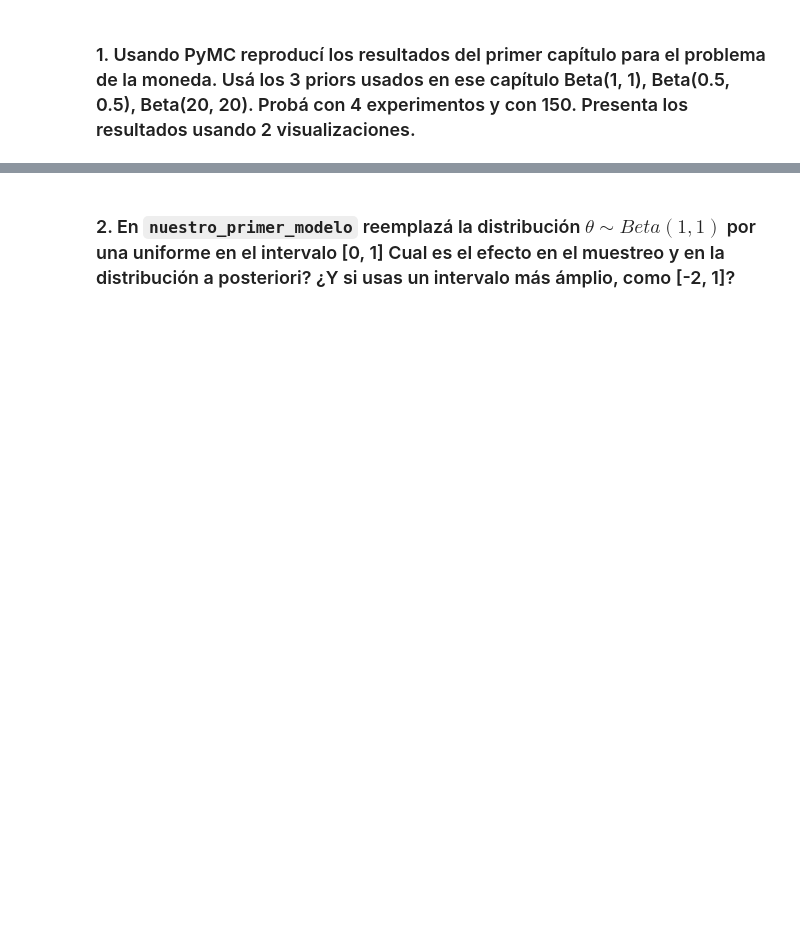
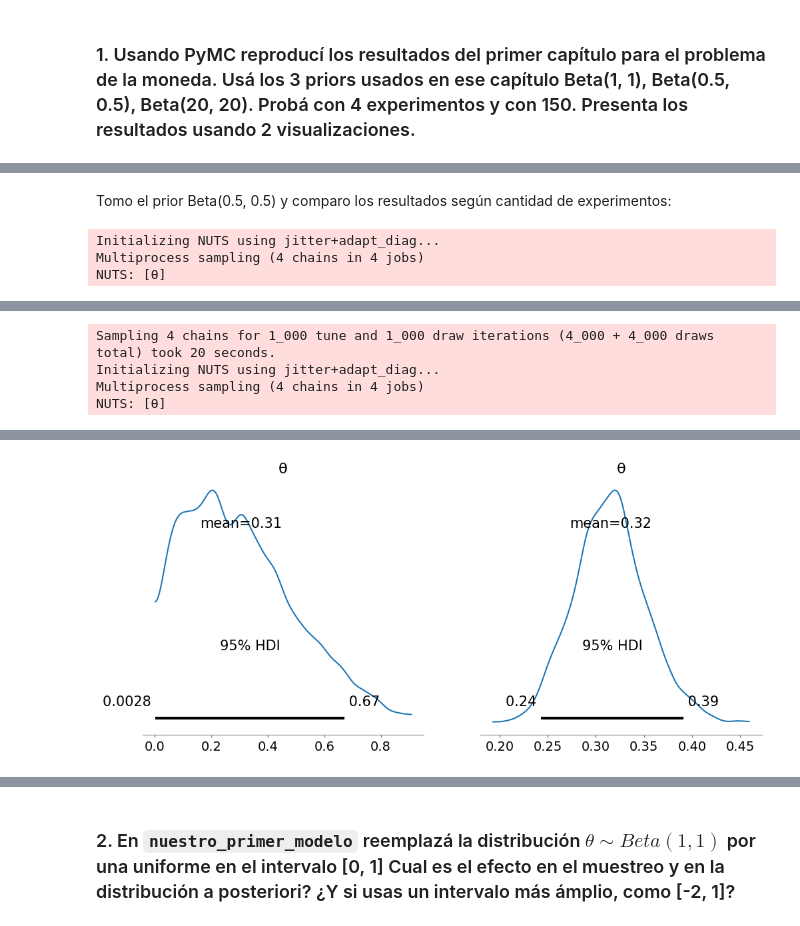
Before and after one commit to Gerardo1909/EEI2_ejercicios, a Jupyter notebook: ejercicios/modulo2.ipynb, the cells around one changed output, grey strips where cells are left out. Saved outputs shown, nothing was run; the diff lists cells and outputs as text; code cells hidden in the pictures; blank space fills up the shorter version.

```diff
--- a/ejercicios/modulo2.ipynb
+++ b/ejercicios/modulo2.ipynb
@@ -15,0 +63,8 @@ WARNING (pytensor.configdefaults): g++ not detected!  PyTensor will be unable to
+# %% [markdown]
+Tomo el prior Beta(0.5, 0.5) y comparo los resultados según cantidad de experimentos:
+# %%
+comparar_modelos_4y150_segun_prior(alpha=0.5, beta=0.5)
+# %% [output]
+Initializing NUTS using jitter+adapt_diag...
+Multiprocess sampling (4 chains in 4 jobs)
+NUTS: [θ]
@@ -15,0 +73,4 @@ WARNING (pytensor.configdefaults): g++ not detected!  PyTensor will be unable to
+Sampling 4 chains for 1_000 tune and 1_000 draw iterations (4_000 + 4_000 draws total) took 20 seconds.
+Initializing NUTS using jitter+adapt_diag...
+Multiprocess sampling (4 chains in 4 jobs)
+NUTS: [θ]
@@ -15,0 +80 @@ WARNING (pytensor.configdefaults): g++ not detected!  PyTensor will be unable to
+[figure, added]
```
Also changed, not shown: parts of 54 cells of this notebook, 7 other files.
